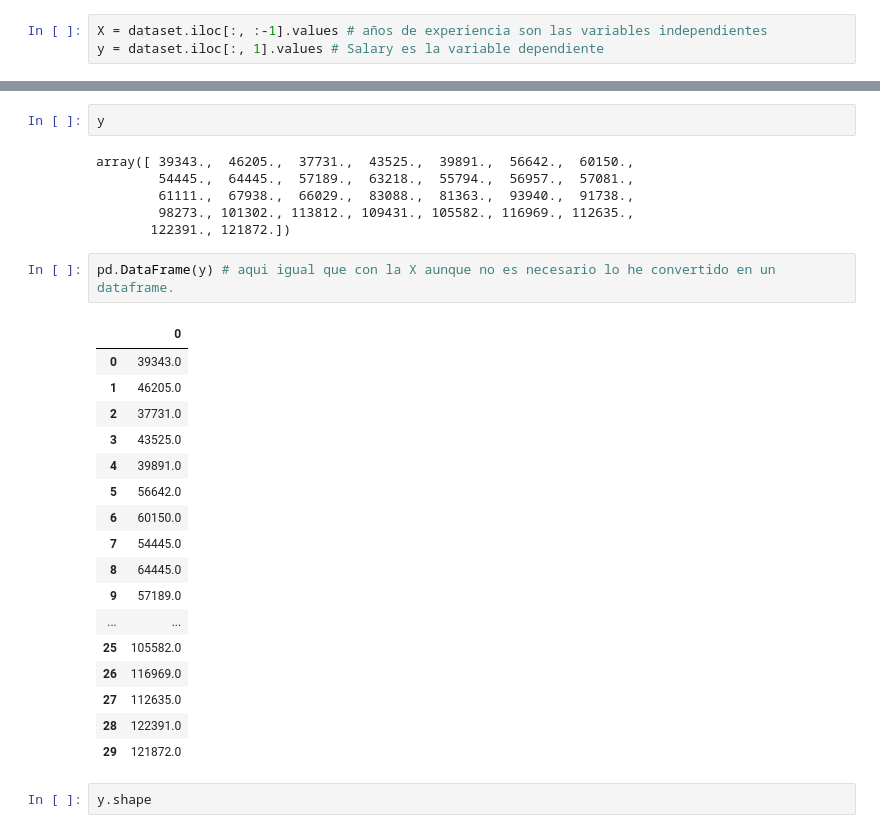
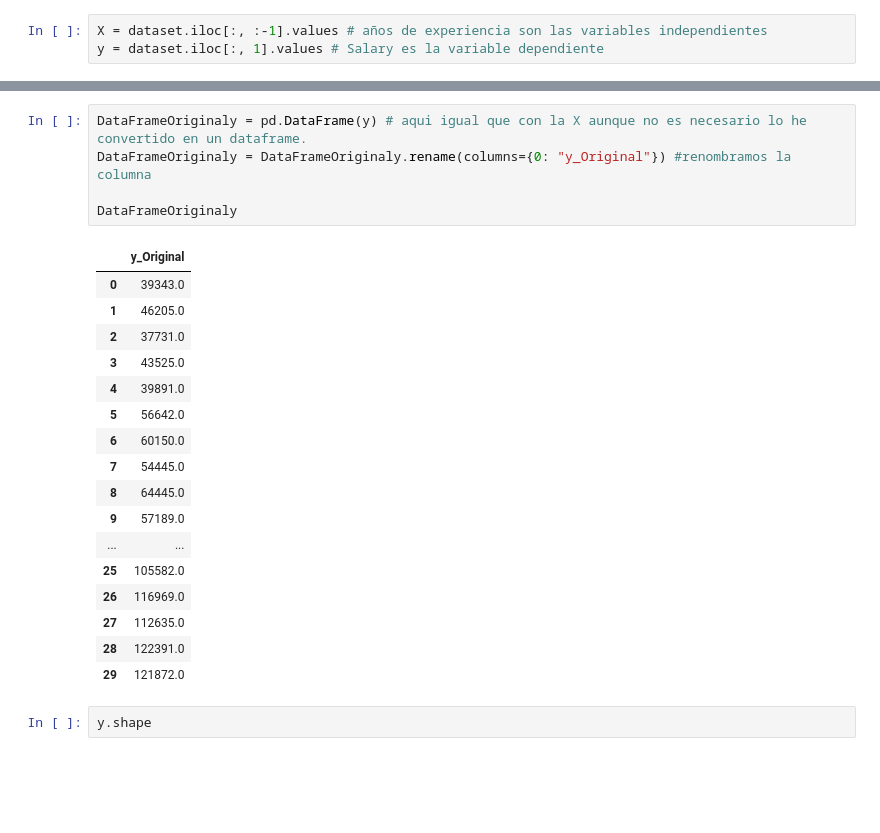
Before and after one commit to pacomm5/Plantillas, a Jupyter notebook: REGRESION_LINEAL.ipynb, the cells around one changed output, grey strips where cells are left out. Drawn from its saved outputs; the diff is of its cells as text; blank space fills up the shorter version.

```diff
--- a/REGRESION_LINEAL.ipynb
+++ b/REGRESION_LINEAL.ipynb
@@ -145,18 +116,13 @@ pd.DataFrame(X) # aunque no es necesario he convertido en dataframe la X
 | 27 | 9.6 |
 | 28 | 10.3 |
 | 29 | 10.5 |
-# %%
-y
-# %% [output]
-array([ 39343.,  46205.,  37731.,  43525.,  39891.,  56642.,  60150.,
-        54445.,  64445.,  57189.,  63218.,  55794.,  56957.,  57081.,
-        61111.,  67938.,  66029.,  83088.,  81363.,  93940.,  91738.,
-        98273., 101302., 113812., 109431., 105582., 116969., 112635.,
-       122391., 121872.])
 # %%
-pd.DataFrame(y) # aqui igual que con la X aunque no es necesario lo he convertido en un dataframe.
+DataFrameOriginaly = pd.DataFrame(y) # aqui igual que con la X aunque no es necesario lo he convertido en un dataframe.
+DataFrameOriginaly = DataFrameOriginaly.rename(columns={0: "y_Original"}) #renombramos la columna
+
+DataFrameOriginaly
 # %% [output]
-|  | 0 |
+|  | y_Original |
 | 0 | 39343.0 |
 | 1 | 46205.0 |
 | 2 | 37731.0 |
```
Also changed, not shown: parts of 38 cells of this notebook.
